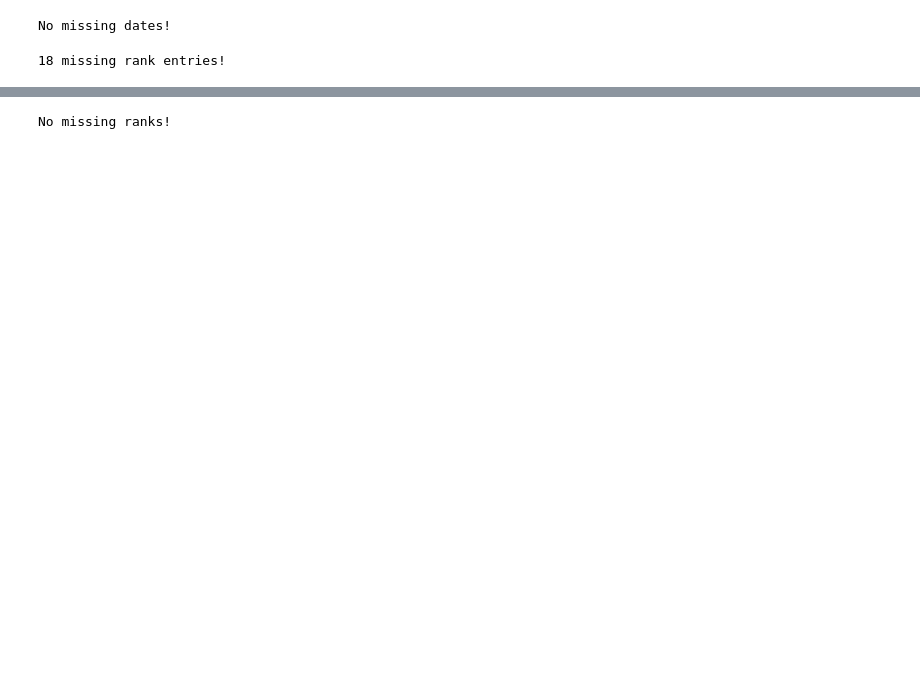
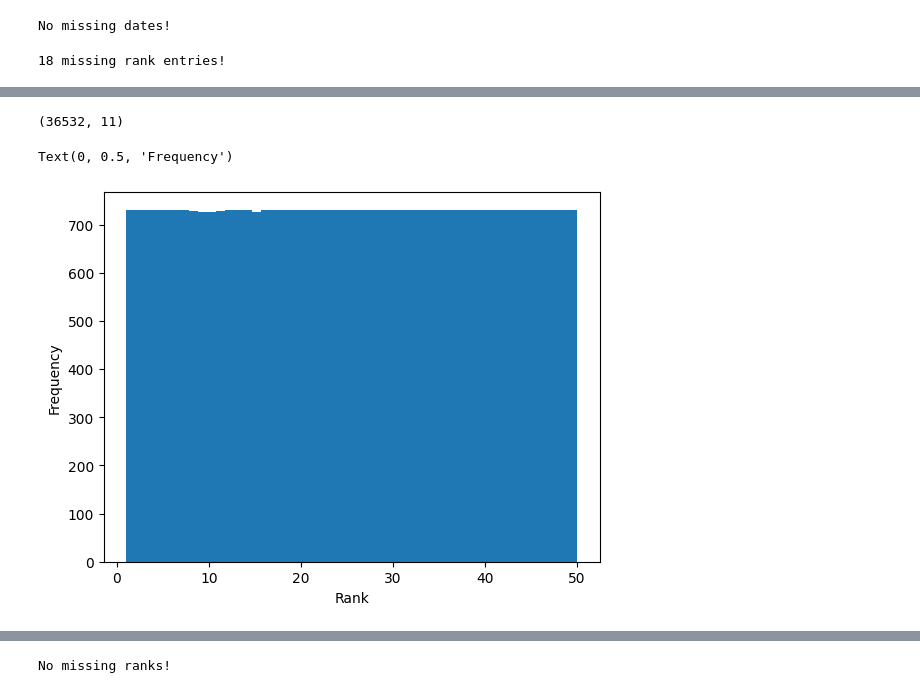
Before and after one commit to Falk358/data_science, a Jupyter notebook: project/exploratoryDataAnalysis.ipynb, the cells around one changed output, grey strips where cells are left out. Drawn from its saved outputs; the diff is of its cells as text; code cells hidden in the pictures; blank space fills up the shorter version.

```diff
--- a/project/exploratoryDataAnalysis.ipynb
+++ b/project/exploratoryDataAnalysis.ipynb
@@ -319,0 +323,12 @@ df_viral50.groupby(['date','region']).get_group(('2021-08-13', 'United States'))
+# %%
+df_USA50 = df_viral50[df_viral50['region'] == 'United States']
+df_USA50.shape
+# %% [output]
+(36532, 11)
+# %%
+plt.hist(df_USA50['rank'], bins=50)
+plt.xlabel("Rank")
+plt.ylabel("Frequency")
+# %% [output]
+Text(0, 0.5, 'Frequency')
+[figure, added]
```
Also changed, not shown: parts of 50 cells of this notebook.
